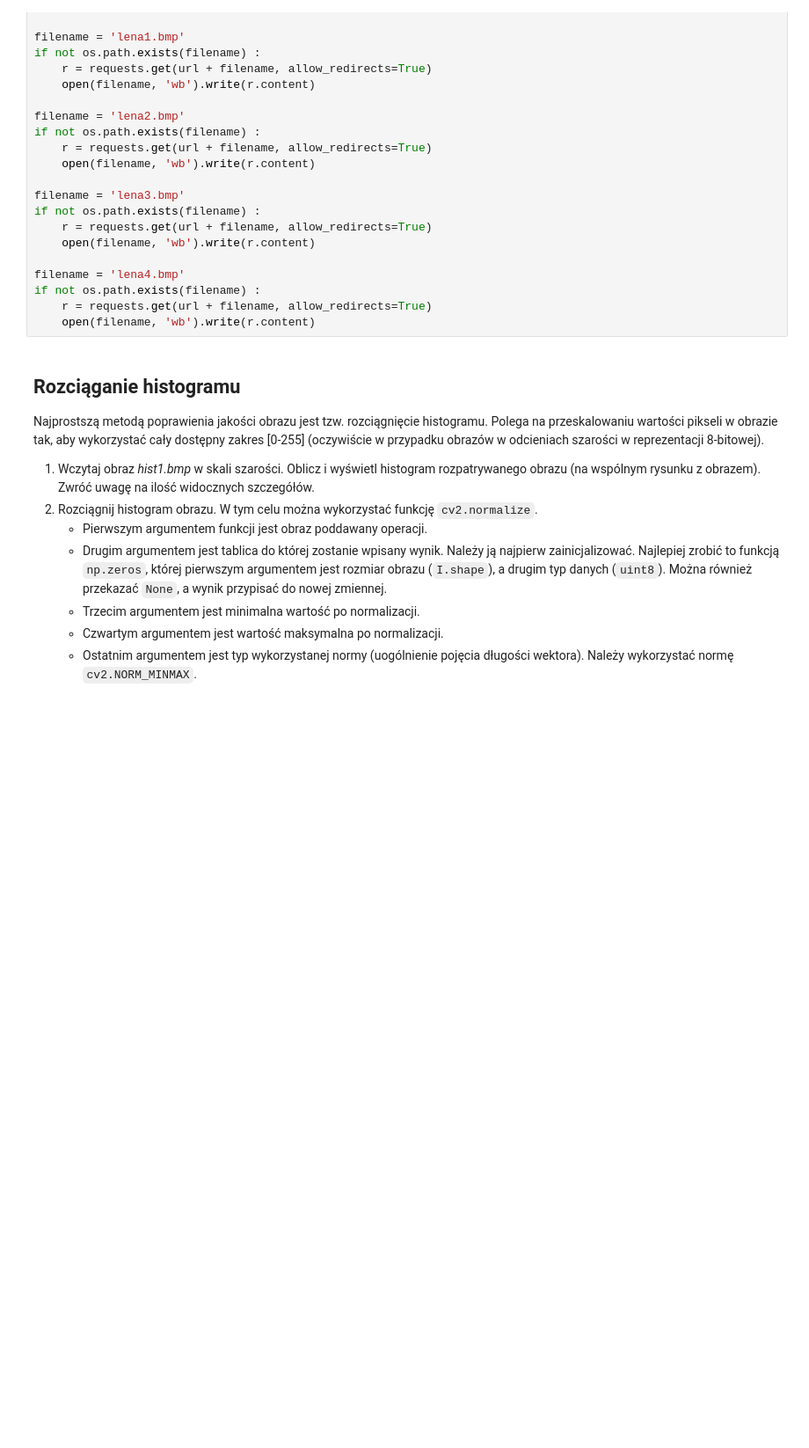
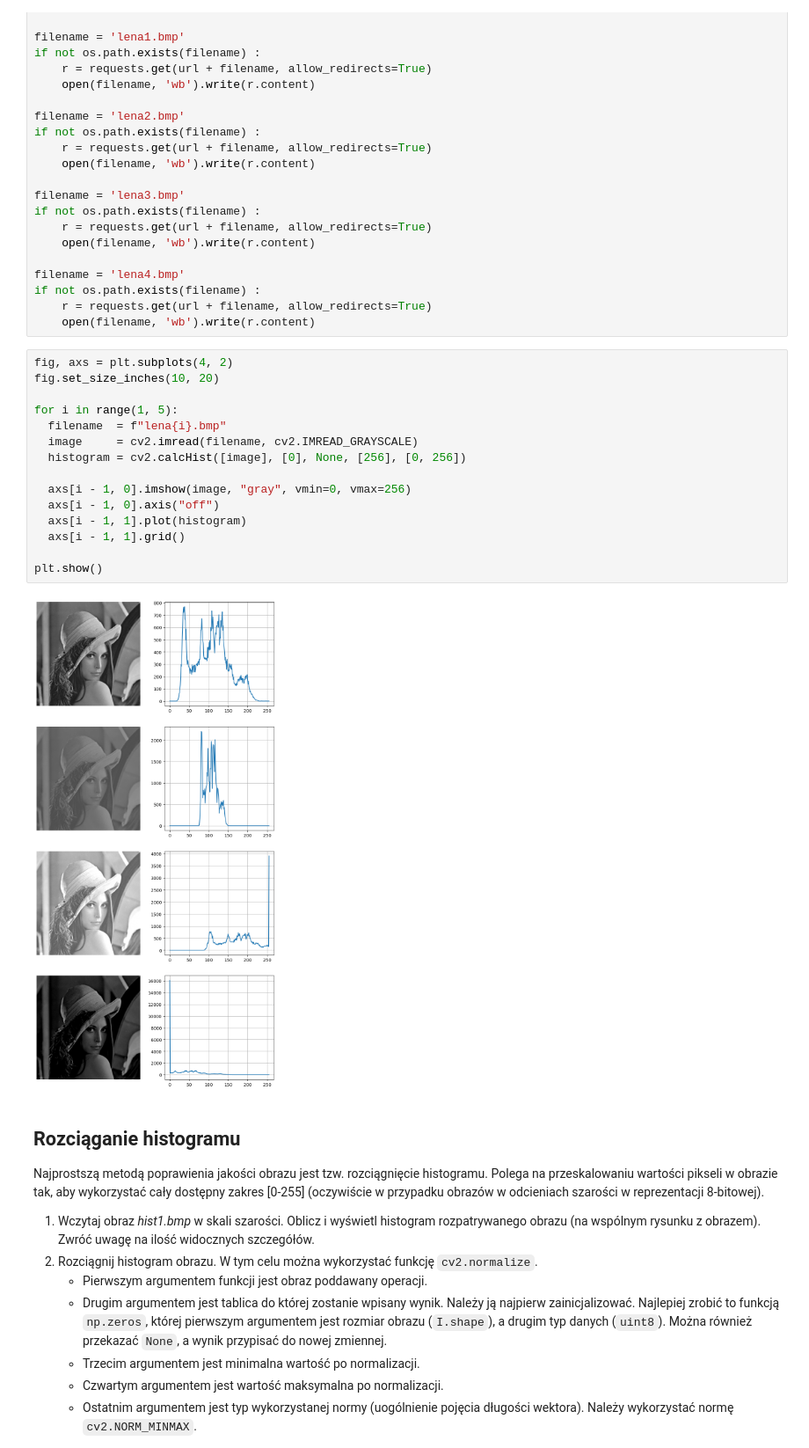
Before and after one commit to Szaroslav/introduction-to-digital-image-processing-agh-cs-course, a Jupyter notebook: lab3/lab3.ipynb, the cells around one changed output. Shown: that part at 88% size. Saved outputs shown, nothing was run; the diff lists cells and outputs as text; blank space fills up the shorter version.

Commit message:
[Laboratory 3] Show images and their histograms

```diff
--- a/lab3/lab3.ipynb
+++ b/lab3/lab3.ipynb
@@ -94,6 +94,23 @@ filename = 'lena4.bmp'
 if not os.path.exists(filename) :
     r = requests.get(url + filename, allow_redirects=True)
     open(filename, 'wb').write(r.content)
+# %%
+fig, axs = plt.subplots(4, 2)
+fig.set_size_inches(10, 20)
+
+for i in range(1, 5):
+  filename  = f"lena{i}.bmp"
+  image     = cv2.imread(filename, cv2.IMREAD_GRAYSCALE)
+  histogram = cv2.calcHist([image], [0], None, [256], [0, 256])
+
+  axs[i - 1, 0].imshow(image, "gray", vmin=0, vmax=256)
+  axs[i - 1, 0].axis("off")
+  axs[i - 1, 1].plot(histogram)
+  axs[i - 1, 1].grid()
+
+plt.show()
+# %% [output]
+[figure, added]
 # %% [markdown]
 ## Rozciąganie histogramu
 
```
